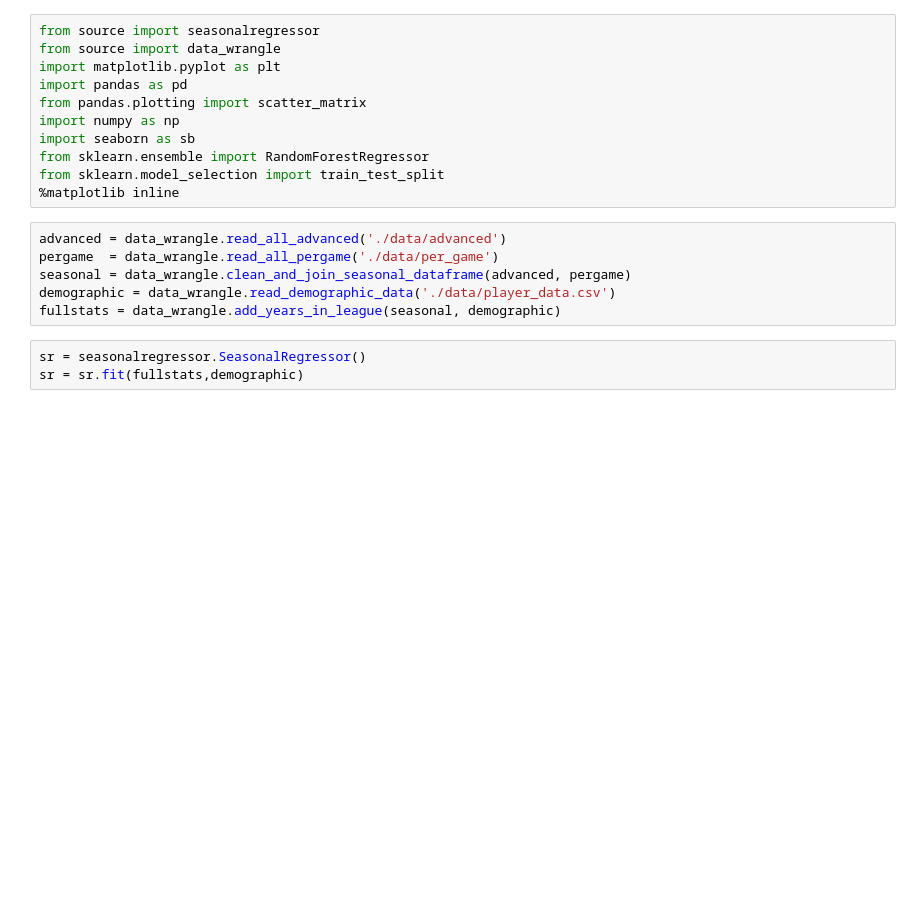
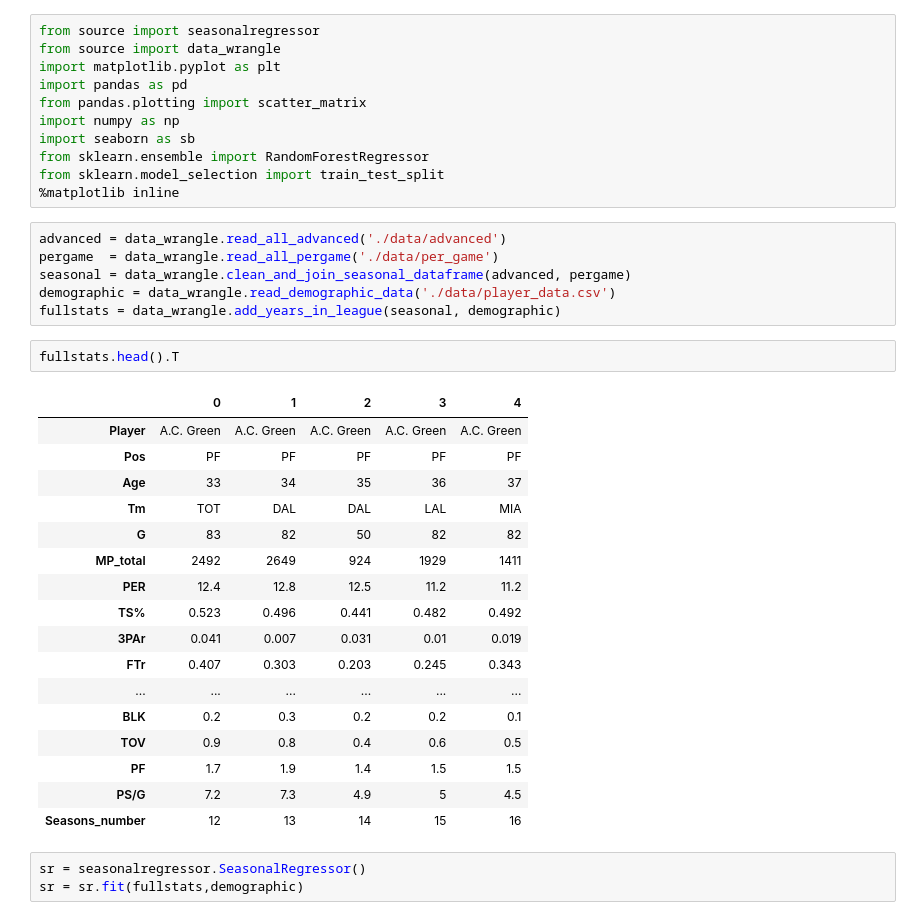
Before and after one commit to KirkAVoss/kv-capstone, a Jupyter notebook: NBAwinshare/2018.11.27 KV Work.ipynb, the cells around one changed output. Cells and saved outputs as stored; diff of their text form; blank space fills up the shorter version.

```diff
--- a/NBAwinshare/2018.11.27 KV Work.ipynb
+++ b/NBAwinshare/2018.11.27 KV Work.ipynb
@@ -15,6 +15,26 @@ pergame  = data_wrangle.read_all_pergame('./data/per_game')
 seasonal = data_wrangle.clean_and_join_seasonal_dataframe(advanced, pergame)
 demographic = data_wrangle.read_demographic_data('./data/player_data.csv')
 fullstats = data_wrangle.add_years_in_league(seasonal, demographic)
+# %%
+fullstats.head().T
+# %% [output]
+|  | 0 | 1 | 2 | 3 | 4 |
+| Player | A.C. Green | A.C. Green | A.C. Green | A.C. Green | A.C. Green |
+| Pos | PF | PF | PF | PF | PF |
+| Age | 33 | 34 | 35 | 36 | 37 |
+| Tm | TOT | DAL | DAL | LAL | MIA |
+| G | 83 | 82 | 50 | 82 | 82 |
+| MP_total | 2492 | 2649 | 924 | 1929 | 1411 |
+| PER | 12.4 | 12.8 | 12.5 | 11.2 | 11.2 |
+| TS% | 0.523 | 0.496 | 0.441 | 0.482 | 0.492 |
+| 3PAr | 0.041 | 0.007 | 0.031 | 0.01 | 0.019 |
+| FTr | 0.407 | 0.303 | 0.203 | 0.245 | 0.343 |
+| ... | ... | ... | ... | ... | ... |
+| BLK | 0.2 | 0.3 | 0.2 | 0.2 | 0.1 |
+| TOV | 0.9 | 0.8 | 0.4 | 0.6 | 0.5 |
+| PF | 1.7 | 1.9 | 1.4 | 1.5 | 1.5 |
+| PS/G | 7.2 | 7.3 | 4.9 | 5 | 4.5 |
+| Seasons_number | 12 | 13 | 14 | 15 | 16 |
 # %%
 sr = seasonalregressor.SeasonalRegressor()
 sr = sr.fit(fullstats,demographic)
```
Also changed, not shown: parts of 7 cells of this notebook, 2 other files.
